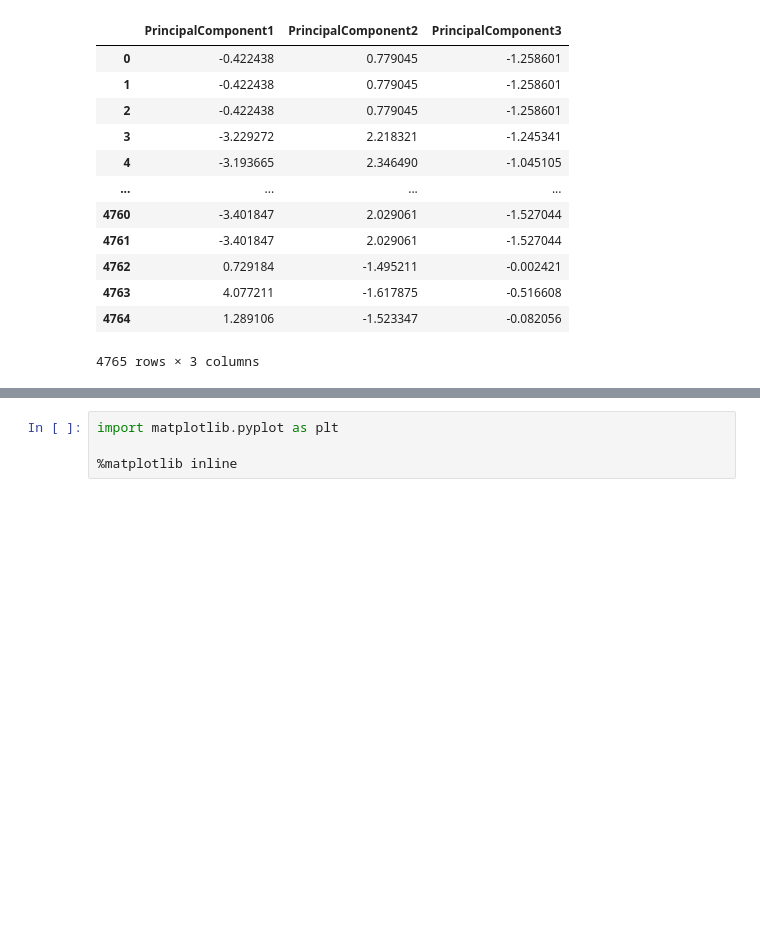
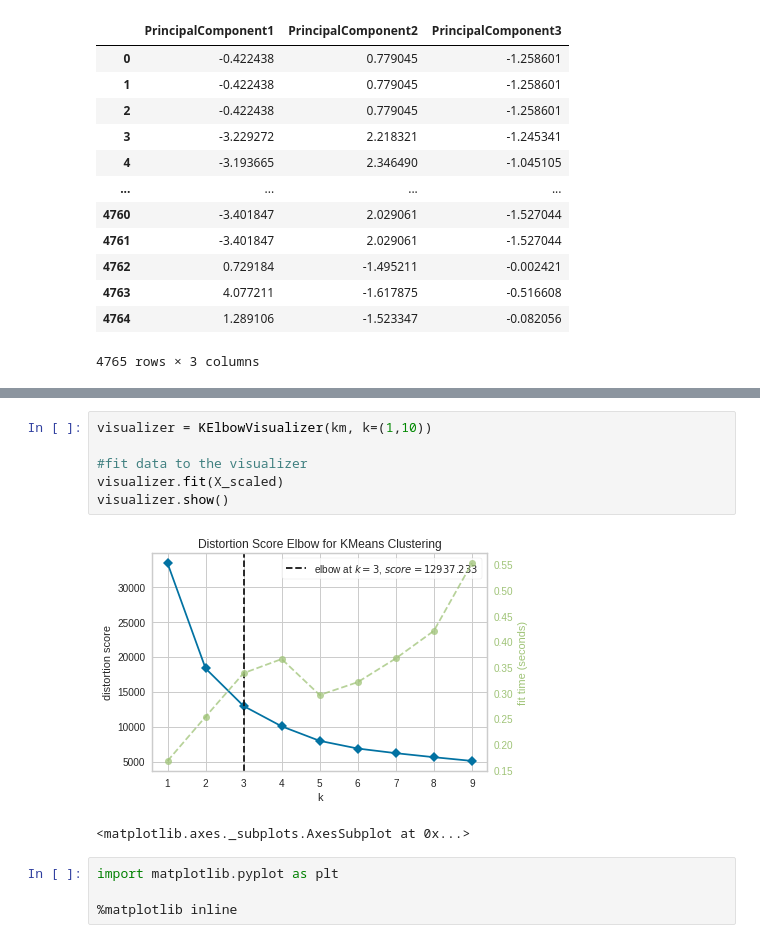
Before and after one commit to shumph10/Housing_Assistance_Analysis, a Jupyter notebook: ttest_project.ipynb, the cells around one changed output, grey strips where cells are left out. Cells and saved outputs as stored; diff of their text form; blank space fills up the shorter version.

```diff
--- a/ttest_project.ipynb
+++ b/ttest_project.ipynb
@@ -461,6 +459,15 @@ elbow_rent_2022_df = pd.DataFrame(elbow_rent_2022)
 elbow_rent_2022_df.hvplot.line(x="k", y="inertia", xticks=k, title="Elbow Curve")
 # %% [output]
 [interactive output not drawn]
+# %%
+visualizer = KElbowVisualizer(km, k=(1,10))
+
+#fit data to the visualizer
+visualizer.fit(X_scaled)
+visualizer.show()
+# %% [output]
+[figure, added]
+<matplotlib.axes._subplots.AxesSubplot at 0x...>
 # %%
 import matplotlib.pyplot as plt
 
```
Also changed, not shown: parts of 11 cells of this notebook.
